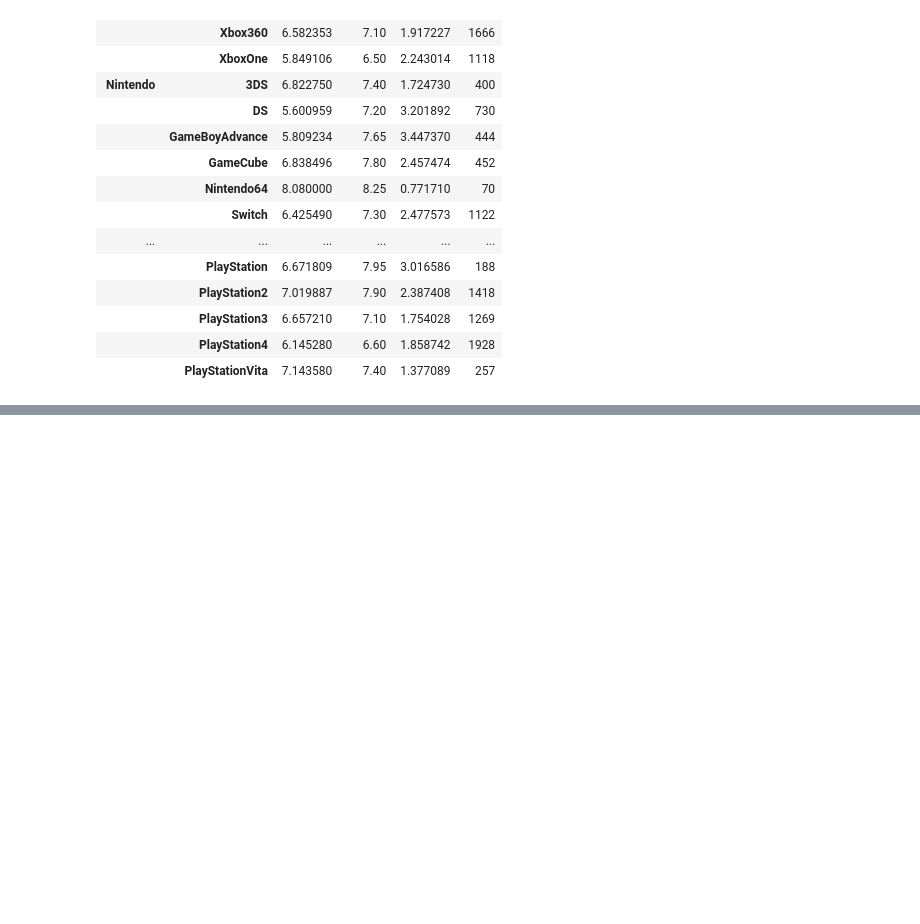
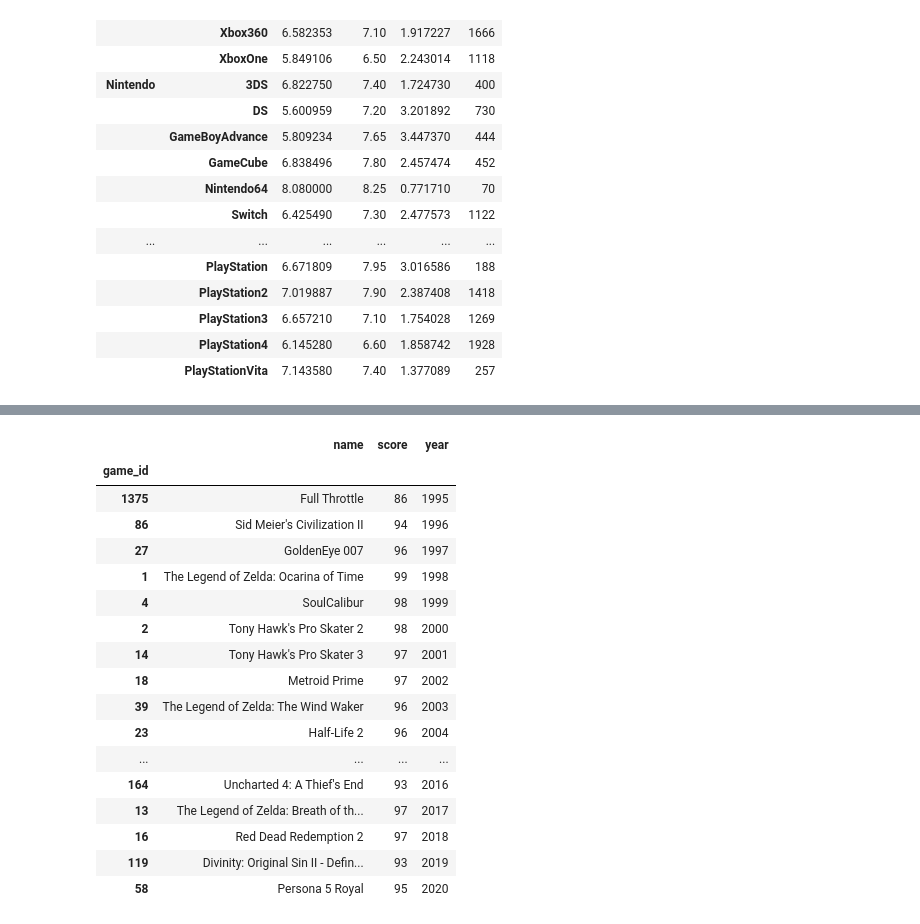
Before and after one commit to elcarlos-94/DemoDay, a Jupyter notebook: Modulo3/proyecto_modulo_3.ipynb, the cells around one changed output, grey strips where cells are left out. Saved outputs shown, nothing was run; the diff lists cells and outputs as text; code cells hidden in the pictures; blank space fills up the shorter version.

```diff
--- a/Modulo3/proyecto_modulo_3.ipynb
+++ b/Modulo3/proyecto_modulo_3.ipynb
@@ -600,0 +633,2 @@ df_summary_platforms_companies_count
+# %%
+df_best_games_year = df_year_games[['name','year','score']]
@@ -600,0 +637,29 @@ df_summary_platforms_companies_count
+# %%
+def grouping_max(dataframe, groupby, agregation, criteria):
+  grouping_max_data = dataframe.loc[dataframe.groupby(groupby)[agregation].idxmax()][criteria]
+  return grouping_max_data
+# %%
+df_best_games_names = grouping_max(df_best_games_year,'year','score','name')
+df_best_games_scores = grouping_max(df_best_games_year,'year','score','score')
+df_best_games_years = grouping_max(df_best_games_year,'year','score','year')
+df_best_games_by_year = pd.concat([df_best_games_names,df_best_games_scores,df_best_games_years], axis = 1)
+df_best_games_by_year
+# %% [output]
+|  | name | score | year |
+| game_id |  |  |  |
+| 1375 | Full Throttle | 86 | 1995 |
+| 86 | Sid Meier's Civilization II | 94 | 1996 |
+| 27 | GoldenEye 007 | 96 | 1997 |
+| 1 | The Legend of Zelda: Ocarina of Time | 99 | 1998 |
+| 4 | SoulCalibur | 98 | 1999 |
+| 2 | Tony Hawk's Pro Skater 2 | 98 | 2000 |
+| 14 | Tony Hawk's Pro Skater 3 | 97 | 2001 |
+| 18 | Metroid Prime | 97 | 2002 |
+| 39 | The Legend of Zelda: The Wind Waker | 96 | 2003 |
+| 23 | Half-Life 2 | 96 | 2004 |
+| ... | ... | ... | ... |
+| 164 | Uncharted 4: A Thief's End | 93 | 2016 |
+| 13 | The Legend of Zelda: Breath of th... | 97 | 2017 |
+| 16 | Red Dead Redemption 2 | 97 | 2018 |
+| 119 | Divinity: Original Sin II - Defin... | 93 | 2019 |
+| 58 | Persona 5 Royal | 95 | 2020 |
```
Also changed, not shown: parts of 12 cells of this notebook.
